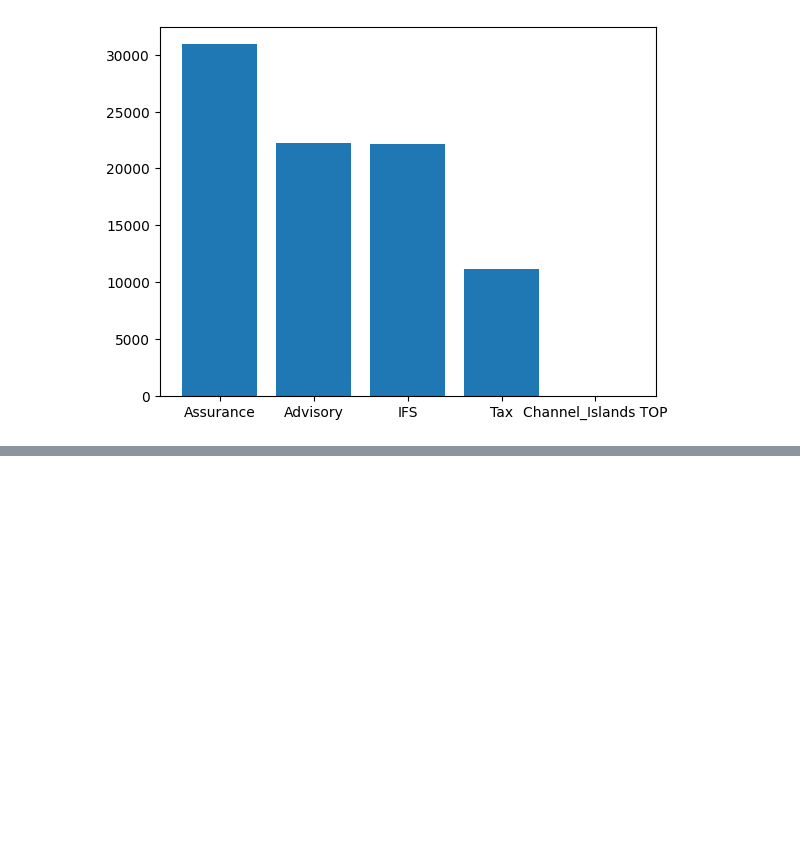
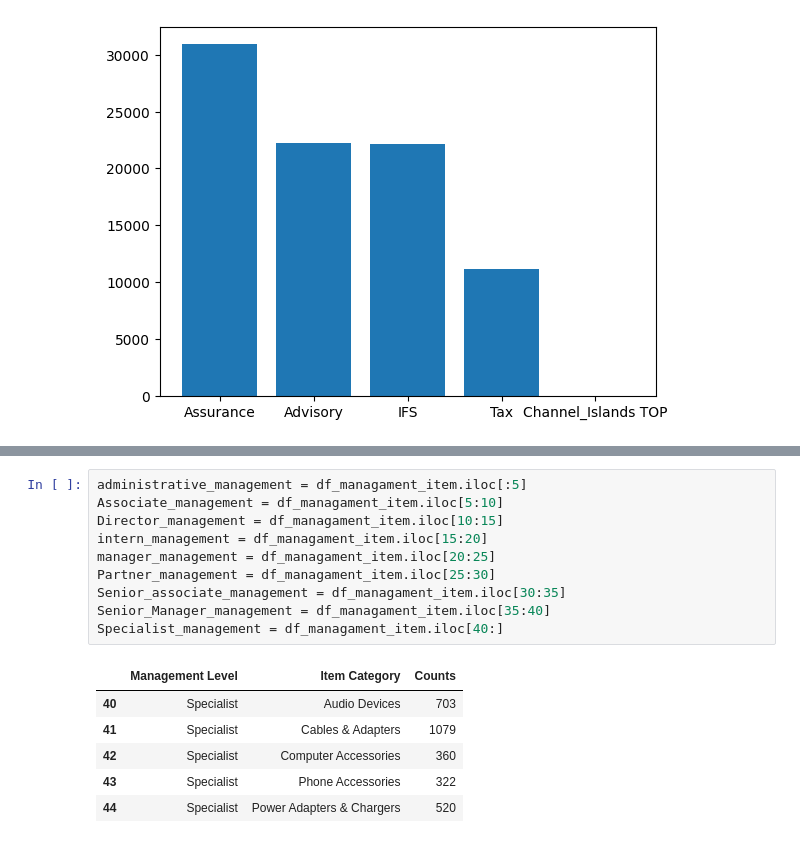
Before and after one commit to Danza101/Data_Landscape, a Jupyter notebook: Code.ipynb, the cells around one changed output, grey strips where cells are left out. Drawn from its saved outputs; the diff is of its cells as text; blank space fills up the shorter version.

```diff
--- a/Code.ipynb
+++ b/Code.ipynb
@@ -407,0 +434,17 @@ plt.bar(cost_center_lvl_5 , cost_center_counts_lvl_5)
+# %%
+administrative_management = df_managament_item.iloc[:5]
+Associate_management = df_managament_item.iloc[5:10]
+Director_management = df_managament_item.iloc[10:15]
+intern_management = df_managament_item.iloc[15:20]
+manager_management = df_managament_item.iloc[20:25]
+Partner_management = df_managament_item.iloc[25:30]
+Senior_associate_management = df_managament_item.iloc[30:35]
+Senior_Manager_management = df_managament_item.iloc[35:40]
+Specialist_management = df_managament_item.iloc[40:]
+# %% [output]
+|  | Management Level | Item Category | Counts |
+| 40 | Specialist | Audio Devices | 703 |
+| 41 | Specialist | Cables & Adapters | 1079 |
+| 42 | Specialist | Computer Accessories | 360 |
+| 43 | Specialist | Phone Accessories | 322 |
+| 44 | Specialist | Power Adapters & Chargers | 520 |
```
Also changed, not shown: parts of 13 cells of this notebook, 1 other file.
